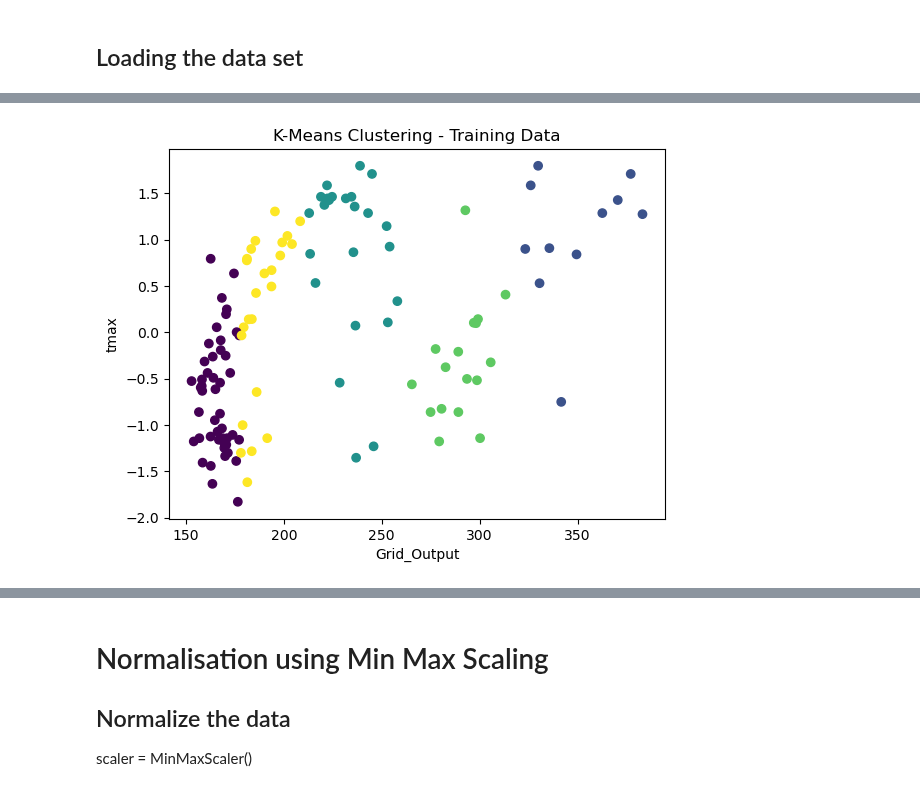
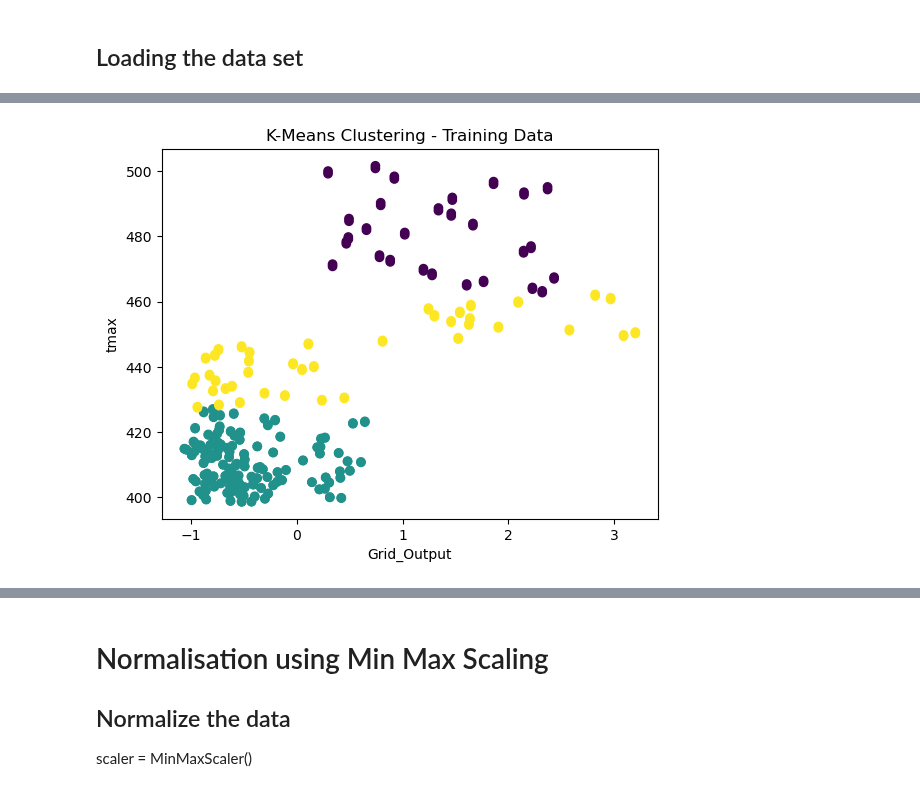
Before and after one commit to ATECO-malta/applied_ml_assignment, a Jupyter notebook: K-MeansModel.ipynb, the cells around one changed output, grey strips where cells are left out. Drawn from its saved outputs; the diff is of its cells as text; code cells hidden in the pictures.

Commit message:
Update K-MeansModel.ipynb
Amendments to K Means Model and new upload of KNN Algorithm

```diff
--- a/K-MeansModel.ipynb
+++ b/K-MeansModel.ipynb
@@ -66,16 +128,13 @@ def z_score_normalisation(train_data, test_data, val_data):
 # %%
 # Select relevant features for clustering
-data_features = ['tmax', 'Max_Demand_GW']
+data_features = ['tmax', 'Max_Demand_GW', 'Population_k']
 
-#Normalise the temperature values
-train_data['tmax'], test_data['tmax'], validate_data['tmax'] = z_score_normalisation(
-    train_data['tmax'], test_data['tmax'], validate_data['tmax'])
+# Normalise the data
+mean_tmax, stddev_tmax, train_data['tmax'] = z_score_normalisation(train_data['tmax'])
+mean_gridop, stddev_gridop, train_data['Grid_Output'] = z_score_normalisation(train_data_prod['Grid_Output'])
 
-train_features = pd.concat([train_data_prod, train_data[data_features]], axis = 1)
-test_features = pd.concat([test_data_prod, test_data[data_features]], axis = 1)
-validate_features = pd.concat([validate_data_prod, validate_data[data_features]], axis = 1)
+# min_pop, max_pop, train_data['Population_k'] = min_max_normalisation(train_data['Population_k'])
+#test_data['tmax'] = z_score_normalisation(test_data['tmax'])
 
-# Normalise all the data
-# train_features, test_features, validate_features = z_score_normalisation(train_features, test_features, validate_features)
-
-print(train_features)
+train_features = train_data[['Grid_Output'] + data_features]
+#test_features = test_data[['Grid_Output'] + data_features]
@@ -97,7 +234,7 @@ print(train_features)
 # %%
 # Apply K-Means clustering to training data
-clustersK = 5
-kmeans = KMeans(n_clusters=clustersK, random_state=42)  # Adjust the number of clusters as needed
+clustersK = 3
+kmeans = KMeans(n_clusters=clustersK, algorithm ='lloyd', init='k-means++', n_init='auto', verbose=1, random_state=4)
 train_clusters = kmeans.fit_predict(train_features)
 
 # Validate the clustering with silhouette score
@@ -108,9 +257,9 @@ Silhouette Score for Training Data: 0.5842357814564039
 # %%
 # Visualize the clusters in 2D
-plt.scatter(train_features['Grid_Output'], train_features['tmax'], c=train_clusters, cmap='viridis')
+plt.scatter(train_features['Grid_Output'], train_features['Population_k'], c=train_clusters, cmap='viridis')
 plt.title('K-Means Clustering - Training Data')
 plt.xlabel('Grid_Output')
 plt.ylabel('tmax')
 plt.show()
 # %% [output]
-[figure, old version]
+[figure, new version]
```
Also changed, not shown: parts of 17 cells of this notebook, 1 other file.
